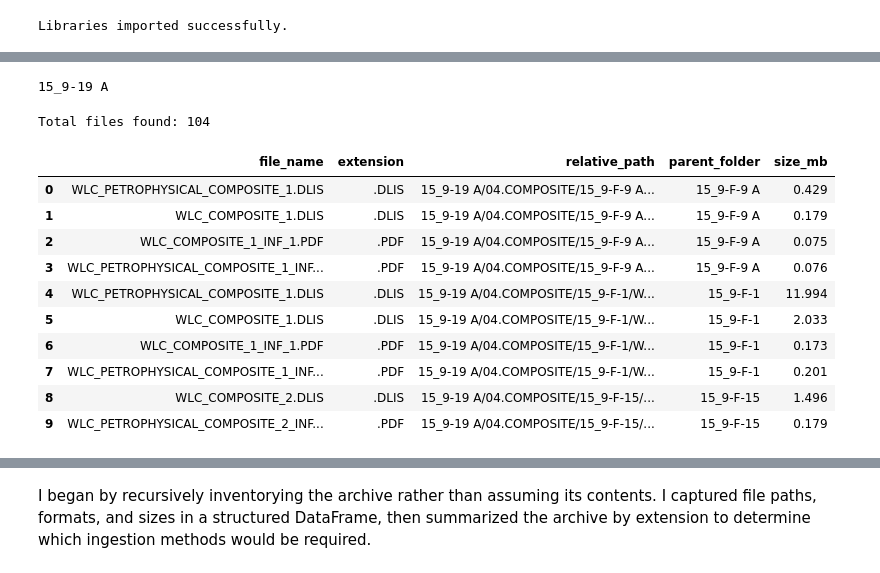
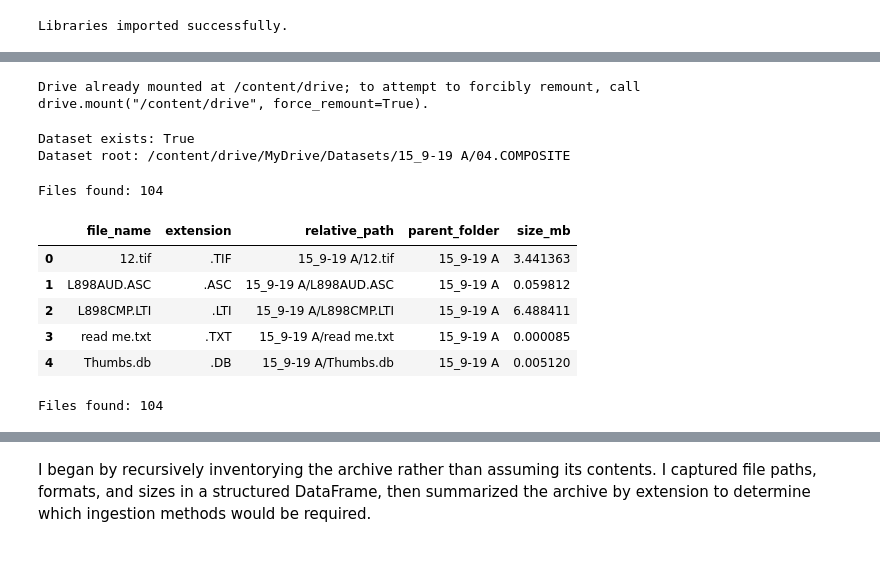
Before and after one commit to Drewbits/petrophysical-data-quality-workflow, a Jupyter notebook: notebooks/01_Inventory_and_Explore_Dataset.ipynb, the cells around one changed output, grey strips where cells are left out. Cells and saved outputs as stored; diff of their text form; code cells hidden in the pictures.

Commit message:
Fix Notebook 1 to use persistent Google Drive dataset path

```diff
--- a/notebooks/01_Inventory_and_Explore_Dataset.ipynb
+++ b/notebooks/01_Inventory_and_Explore_Dataset.ipynb
@@ -83,43 +56,66 @@ Files extracted to: /content/drive/MyDrive/Datasets
-# %%
-# Show the first few items in the extracted folder
-
-for item in extract_folder.iterdir():
-    print(item.name)
-# %% [output]
-15_9-19 A
+# %%
+from google.colab import drive
+
+drive.mount("/content/drive")
+# %% [output]
+Drive already mounted at /content/drive; to attempt to forcibly remount, call drive.mount("/content/drive", force_remount=True).
+# %%
+from pathlib import Path
+
+DATASET_ROOT = Path(
+    "/content/drive/MyDrive/Datasets/15_9-19 A/04.COMPOSITE"
+)
+
+print("Dataset exists:", DATASET_ROOT.exists())
+print("Dataset root:", DATASET_ROOT)
+# %% [output]
+Dataset exists: True
+Dataset root: /content/drive/MyDrive/Datasets/15_9-19 A/04.COMPOSITE
 # %%
-# Find every file inside the extracted archive
-all_files = [path for path in extract_folder.rglob("*") if path.is_file()]
+all_files = [
+    path
+    for path in DATASET_ROOT.rglob("*")
+    if path.is_file()
+]
 
-print(f"Total files found: {len(all_files)}")
+print(f"Files found: {len(all_files):,}")
 # %% [output]
-Total files found: 104
+Files found: 104
 # %%
 inventory_df = pd.DataFrame(
     {
         "file_name": [path.name for path in all_files],
-        "extension": [path.suffix.upper() if path.suffix else "[NO EXTENSION]" for path in all_files],
-        "relative_path": [str(path.relative_to(extract_folder)) for path in all_files],
-        "parent_folder": [path.parent.name for path in all_files],
-        "size_mb": [path.stat().st_size / 1_000_000 for path in all_files],
+        "extension": [
+            path.suffix.upper() if path.suffix else "[NO EXTENSION]"
+            for path in all_files
+        ],
+        "relative_path": [
+            str(path.relative_to(DATASET_ROOT))
+            for path in all_files
+        ],
+        "parent_folder": [
+            path.parent.name
+            for path in all_files
+        ],
+        "size_mb": [
+            path.stat().st_size / 1_000_000
+            for path in all_files
+        ],
     }
 )
 
-inventory_df["size_mb"] = inventory_df["size_mb"].round(3)
-
-inventory_df.head(10)
+inventory_df.head()
 # %% [output]
 |  | file_name | extension | relative_path | parent_folder | size_mb |
-| 0 | WLC_PETROPHYSICAL_COMPOSITE_1.DLIS | .DLIS | 15_9-19 A/04.COMPOSITE/15_9-F-9 A... | 15_9-F-9 A | 0.429 |
-| 1 | WLC_COMPOSITE_1.DLIS | .DLIS | 15_9-19 A/04.COMPOSITE/15_9-F-9 A... | 15_9-F-9 A | 0.179 |
-| 2 | WLC_COMPOSITE_1_INF_1.PDF | .PDF | 15_9-19 A/04.COMPOSITE/15_9-F-9 A... | 15_9-F-9 A | 0.075 |
-| 3 | WLC_PETROPHYSICAL_COMPOSITE_1_INF... | .PDF | 15_9-19 A/04.COMPOSITE/15_9-F-9 A... | 15_9-F-9 A | 0.076 |
-| 4 | WLC_PETROPHYSICAL_COMPOSITE_1.DLIS | .DLIS | 15_9-19 A/04.COMPOSITE/15_9-F-1/W... | 15_9-F-1 | 11.994 |
-| 5 | WLC_COMPOSITE_1.DLIS | .DLIS | 15_9-19 A/04.COMPOSITE/15_9-F-1/W... | 15_9-F-1 | 2.033 |
-| 6 | WLC_COMPOSITE_1_INF_1.PDF | .PDF | 15_9-19 A/04.COMPOSITE/15_9-F-1/W... | 15_9-F-1 | 0.173 |
-| 7 | WLC_PETROPHYSICAL_COMPOSITE_1_INF... | .PDF | 15_9-19 A/04.COMPOSITE/15_9-F-1/W... | 15_9-F-1 | 0.201 |
-| 8 | WLC_COMPOSITE_2.DLIS | .DLIS | 15_9-19 A/04.COMPOSITE/15_9-F-15/... | 15_9-F-15 | 1.496 |
-| 9 | WLC_PETROPHYSICAL_COMPOSITE_2_INF... | .PDF | 15_9-19 A/04.COMPOSITE/15_9-F-15/... | 15_9-F-15 | 0.179 |
+| 0 | 12.tif | .TIF | 15_9-19 A/12.tif | 15_9-19 A | 3.441363 |
+| 1 | L898AUD.ASC | .ASC | 15_9-19 A/L898AUD.ASC | 15_9-19 A | 0.059812 |
+| 2 | L898CMP.LTI | .LTI | 15_9-19 A/L898CMP.LTI | 15_9-19 A | 6.488411 |
+| 3 | read me.txt | .TXT | 15_9-19 A/read me.txt | 15_9-19 A | 0.000085 |
+| 4 | Thumbs.db | .DB | 15_9-19 A/Thumbs.db | 15_9-19 A | 0.005120 |
+# %%
+print("Files found:", len(all_files))
+# %% [output]
+Files found: 104
 # %%
 file_type_summary = (
     inventory_df.groupby("extension")
```
Also changed, not shown: parts of 8 cells of this notebook.
